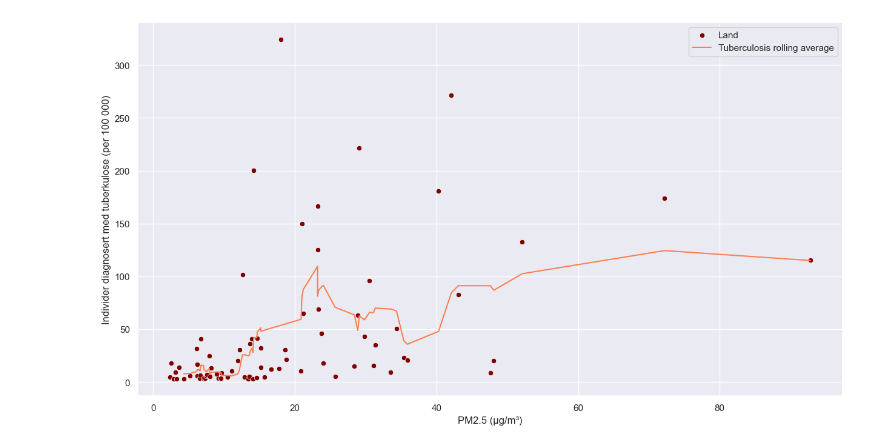
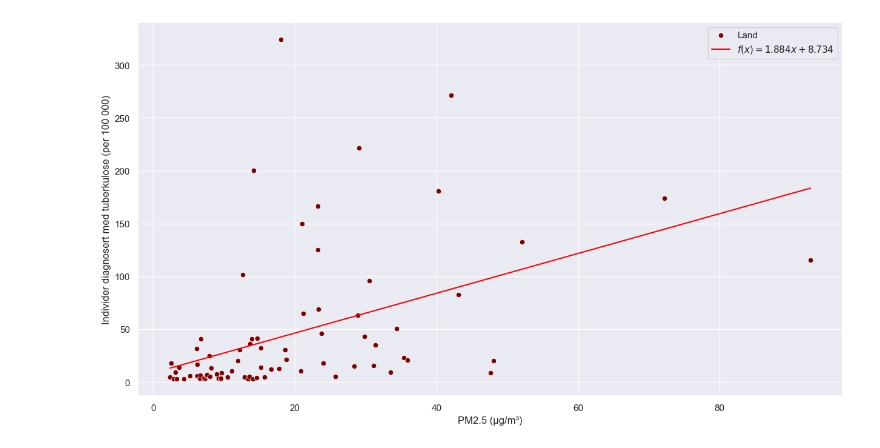
Before and after one commit to Chrispoo3680/air-quiality-vs-illness, a Jupyter notebook: notebooks/data_analysis.ipynb, the cells around one changed output. Drawn from its saved outputs; the diff is of its cells as text; code cells hidden in the pictures.

```diff
--- a/notebooks/data_analysis.ipynb
+++ b/notebooks/data_analysis.ipynb
@@ -40,36 +40,36 @@ x_range = np.linspace(df[aq_parameter].min(), df[aq_parameter].max(), 1000)
 sns.set_theme()
 plt.figure(figsize=(15, 8))
 
-# Plotter punkter
+# Plotter datapunkter
 sns.scatterplot(
     x=df[aq_parameter], y=df[health_parameter], color="maroon", label="Land"
 )
 
 # Plotter glidende gjennomsnitt
 sns.lineplot(
-    x=df[aq_parameter], y=df[health_parameter + "_rolling_avg"], color="coral", label=r"Tuberculosis rolling average"
+    x=x_range, y=f(x_range), color="red", label=r"$f(x) = 1.884x + 8.734$"
 )
 
 """
 # Plotter lineær regresjon og den deriverte
 sns.lineplot(
-    x=x_range, y=f_func(x_range), color="red", label=r"$f(x) = \frac{17.737}{x}$"
+    x=x_range, y=f_func(x_range), color="red", label=r"$f(x) = 1.884x + 8.734$"
 )
 sns.lineplot(
     x=x_range, y=f_deriv_func(x_range), color="tomato", label=r"$f'(x) = 1,884$"
 )
 
 # Plotter logaritmisk regresjon og den deriverte
 sns.lineplot(
     x=x_range, y=g(x_range), color="blueviolet", label=r"$g(x) = \frac{ln(x)}{ln(1,058)} - 6,908$"
 )
 sns.lineplot(
     x=x_range, y=derivert(g, x_range), color="violet", label=r"$g'(x) = \frac{17.737}{x}$"
 )
 """
 
 plt.xlabel(f"PM2.5 (µg/m³)")
 plt.ylabel(f"Individer diagnosert med tuberkulose (per 100 000)")
 plt.show()
 # %% [output]
-[figure, old version]
+[figure, new version]
```
Also changed, not shown: parts of 2 cells of this notebook.
